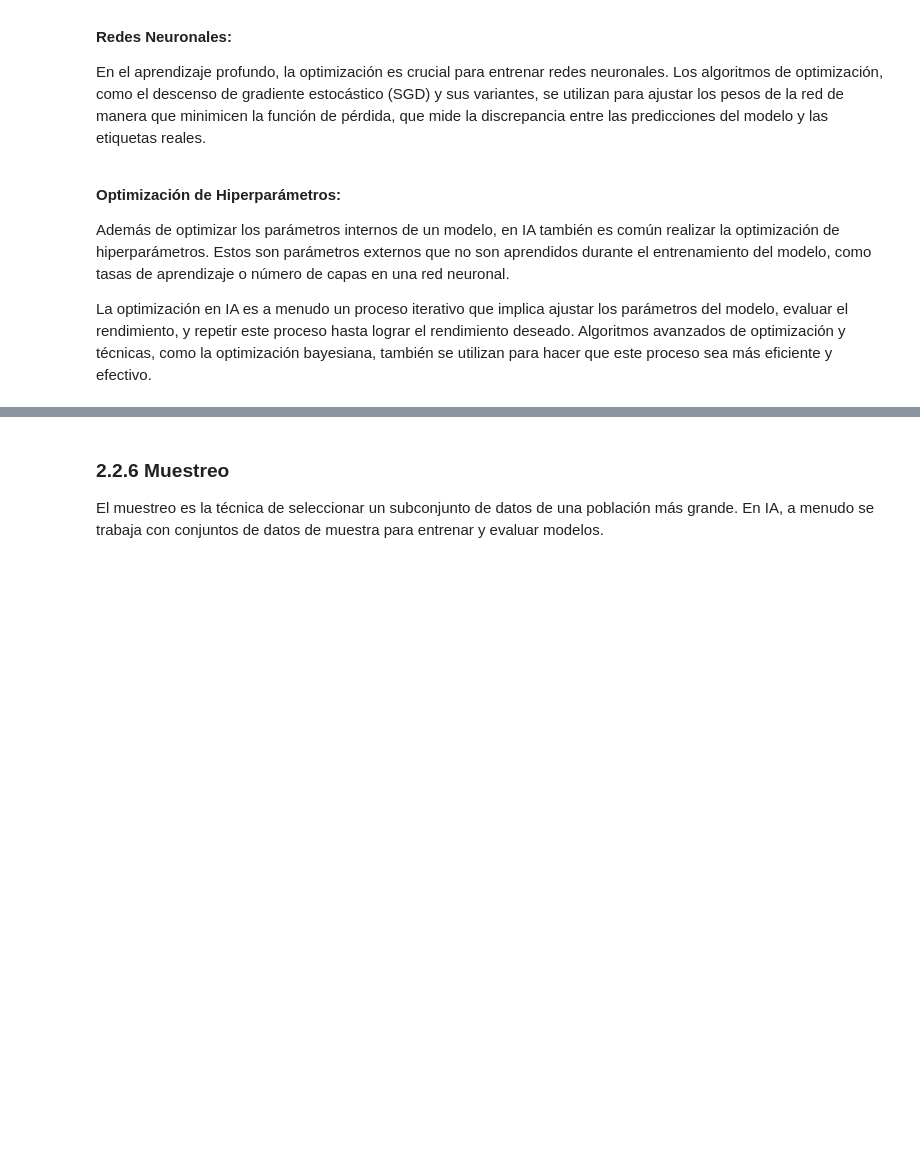
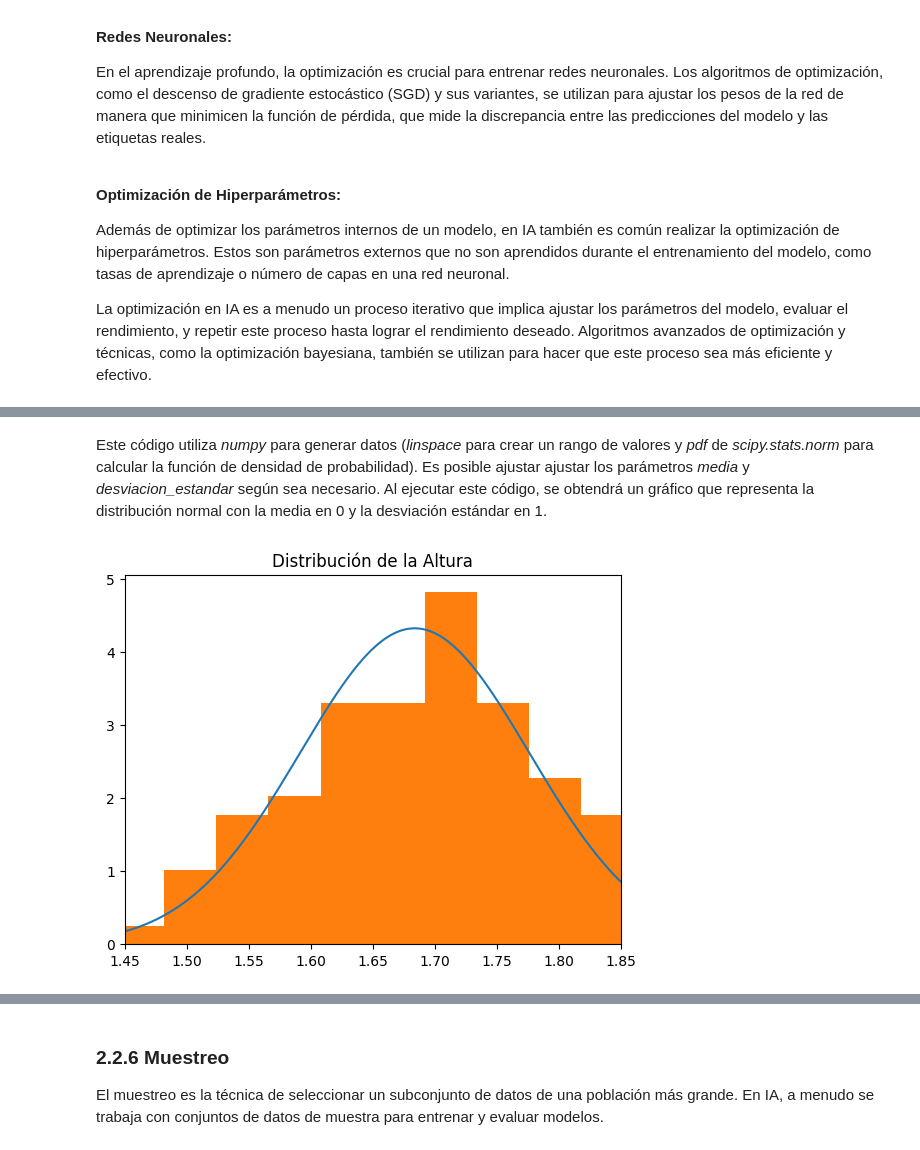
Before and after one commit to jsuarez314/DLPythonFUA_school, a Jupyter notebook: MÓDULO 2 - Matemáticas para IA.ipynb, the cells around one changed output, grey strips where cells are left out. Cells and saved outputs as stored; diff of their text form; code cells hidden in the pictures; blank space fills up the shorter version.

```diff
--- a/MÓDULO 2 - Matemáticas para IA.ipynb
+++ b/MÓDULO 2 - Matemáticas para IA.ipynb
@@ -1094,0 +1103,15 @@ La regresión estadística es utilizada en aprendizaje automático para modelar
+# %%
+import numpy as np
+import pandas as pd
+
+
+# Ejemplo de datos
+datos = pd.read_csv('../data/Population.csv')
+
+# Calcular la media y la desviación estándar para la Edad
+media = np.mean(datos['Edad'])
+desviacion_estandar = np.std(datos['Edad'])
+
+# Imprimir los resultados
+print(f'Media de la Edad: {media}')
+print(f'Desviación estándar de la Edad: {desviacion_estandar}')
@@ -1094,0 +1184,16 @@ La regresión estadística es utilizada en aprendizaje automático para modelar
+# %% [markdown]
+Este código utiliza *numpy* para generar datos (*linspace* para crear un rango de valores y *pdf* de *scipy.stats.norm* para calcular la función de densidad de probabilidad). Es posible ajustar ajustar los parámetros *media* y *desviacion_estandar* según sea necesario. Al ejecutar este código, se obtendrá un gráfico que representa la distribución normal con la media en 0 y la desviación estándar en 1.
+# %%
+Altura = datos['Altura']
+x = np.linspace(np.min(Altura), np.max(Altura), 1000)
+mu, std = norm.fit(Altura)
+y_fit = norm.pdf(x, mu, std)
+
+# Crear el gráfico
+pl.plot(x, y_fit, label='Distribución Normal')
+_ = pl.hist(Altura, bins=10, density=True)
+pl.title('Distribución de la Altura')
+pl.xlim(1.45,1.85)
+pl.show()
+# %% [output]
+[figure, added]
```
Also changed, not shown: parts of 32 cells of this notebook.
